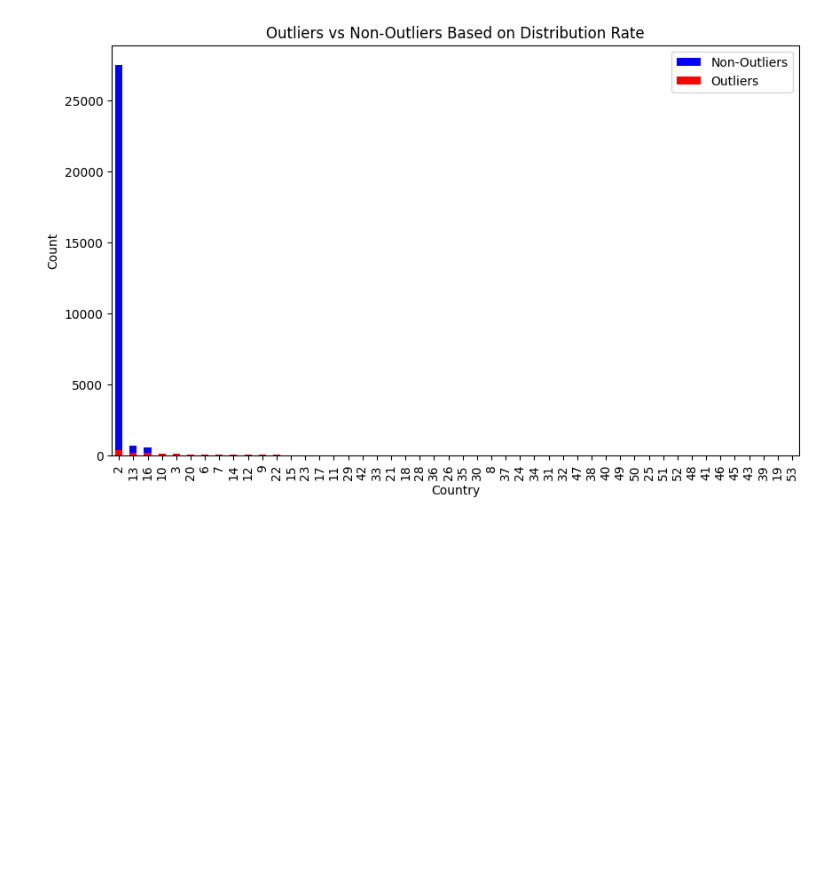
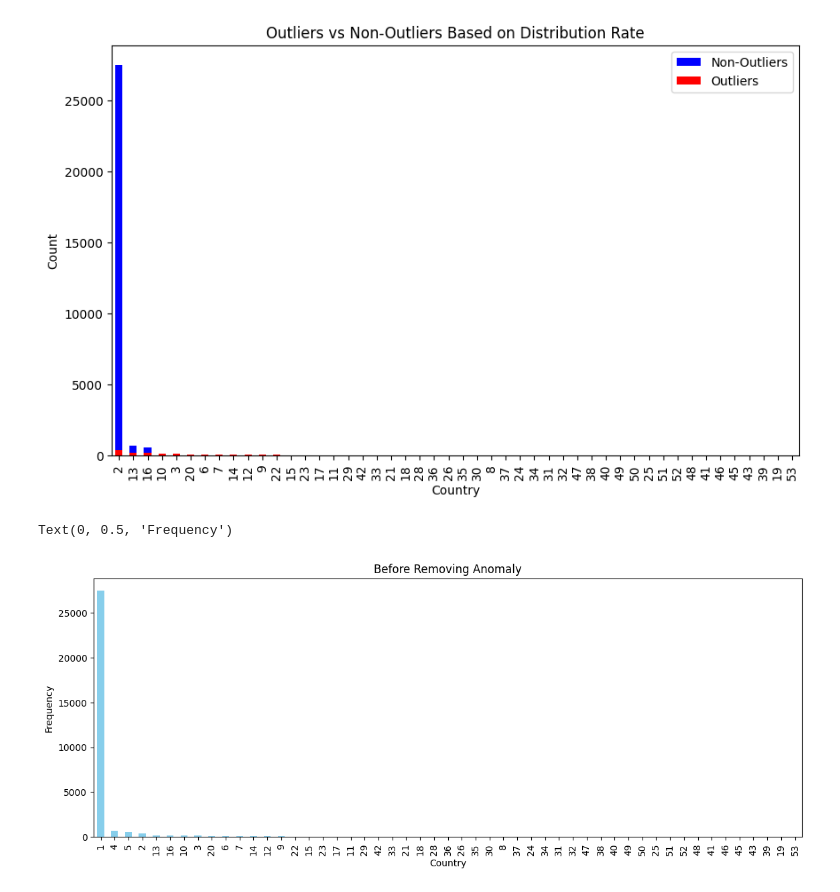
Before and after one commit to FlorianHalimi/LinkedIn-Job-Analysis-Data-Preprocessing-Visualization, a Jupyter notebook: data_preprocessing.ipynb, the cells around one changed output. Cells and saved outputs as stored; diff of their text form; code cells hidden in the pictures; blank space fills up the shorter version.

```diff
--- a/data_preprocessing.ipynb
+++ b/data_preprocessing.ipynb
@@ -574,3 +688,13 @@ plt.legend()
 plt.show()
 # %% [output]
 [figure]
+# %%
+plt.figure(figsize=(30, 5))
+plt.subplot(1, 2, 1)
+merged_data_cleaned['country'].value_counts().plot(kind='bar', color='skyblue')
+plt.title('Before Removing Anomaly')
+plt.xlabel('Country')
+plt.ylabel('Frequency')
+# %% [output]
+Text(0, 0.5, 'Frequency')
+[figure, added]
```
Also changed, not shown: parts of 17 cells of this notebook, 1 other file.
